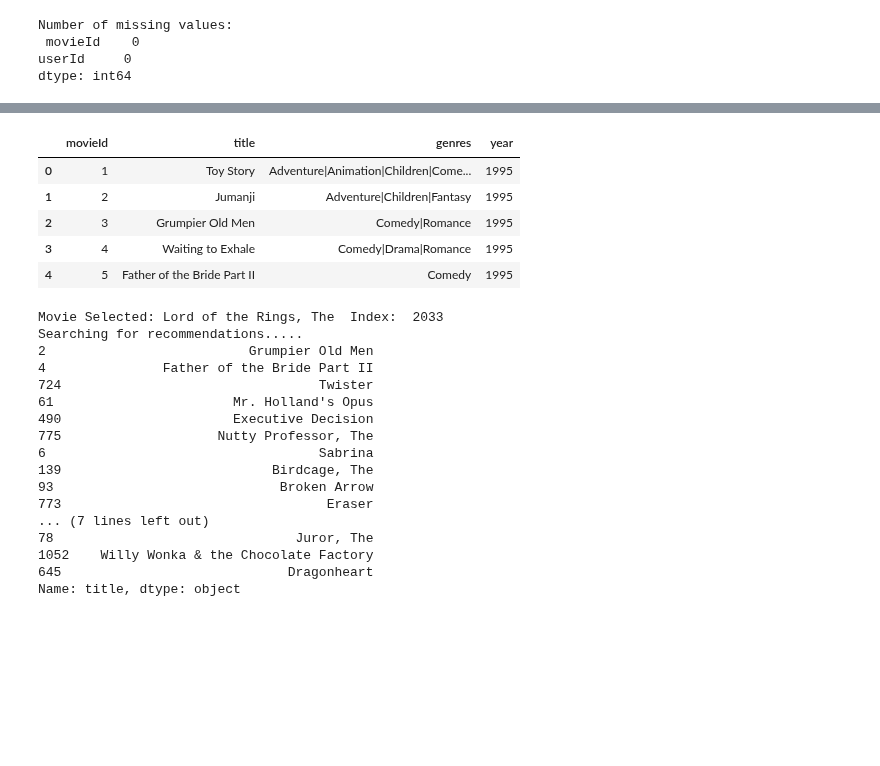
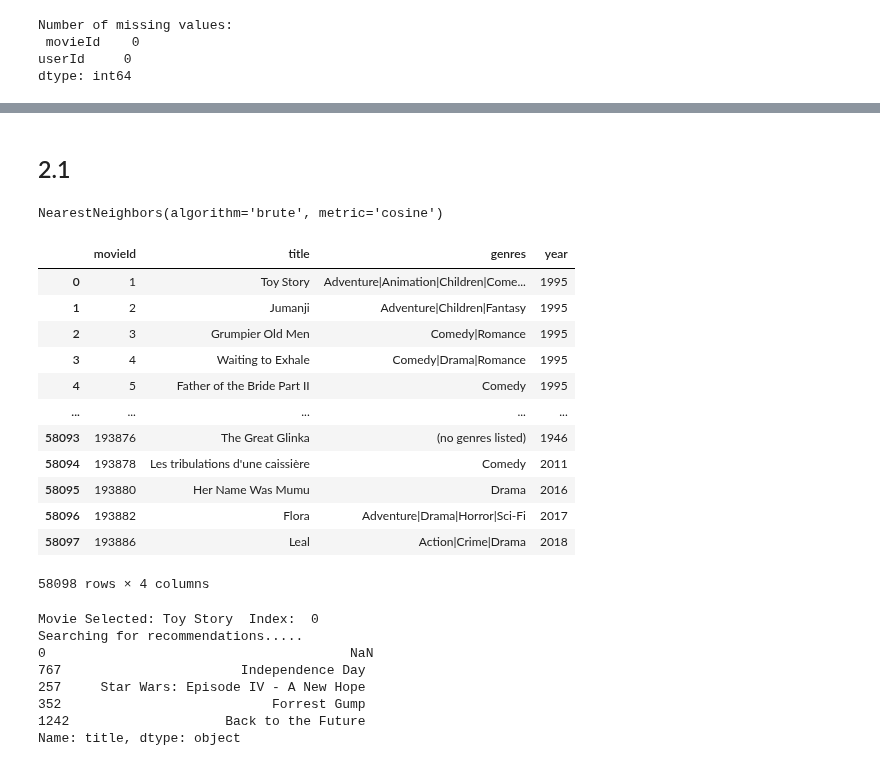
Before and after one commit to SCGlass/Machine-learning, a Jupyter notebook: Labb/Q1-movie-lens-big.ipynb, the cells around one changed output, grey strips where cells are left out. Drawn from its saved outputs; the diff is of its cells as text; code cells hidden in the pictures; blank space fills up the shorter version.

```diff
--- a/Labb/Q1-movie-lens-big.ipynb
+++ b/Labb/Q1-movie-lens-big.ipynb
@@ -437,0 +393,2 @@ NearestNeighbors(algorithm='brute', metric='cosine', n_neighbors=20)
+# %% [markdown]
+## 2.1
@@ -438,13 +398,26 @@ NearestNeighbors(algorithm='brute', metric='cosine', n_neighbors=20)
+# %%
+# Fitting the model to the dataframe
+model_knn.fit(mat_movies_users)
+# %% [output]
+NearestNeighbors(algorithm='brute', metric='cosine')
 # %%
-df_movies.head()
+df_movies
 # %% [output]
 |  | movieId | title | genres | year |
 | 0 | 1 | Toy Story | Adventure|Animation|Children|Come... | 1995 |
 | 1 | 2 | Jumanji | Adventure|Children|Fantasy | 1995 |
 | 2 | 3 | Grumpier Old Men | Comedy|Romance | 1995 |
 | 3 | 4 | Waiting to Exhale | Comedy|Drama|Romance | 1995 |
 | 4 | 5 | Father of the Bride Part II | Comedy | 1995 |
+| ... | ... | ... | ... | ... |
+| 58093 | 193876 | The Great Glinka | (no genres listed) | 1946 |
+| 58094 | 193878 | Les tribulations d'une caissière | Comedy | 2011 |
+| 58095 | 193880 | Her Name Was Mumu | Drama | 2016 |
+| 58096 | 193882 | Flora | Adventure|Drama|Horror|Sci-Fi | 2017 |
+| 58097 | 193886 | Leal | Action|Crime|Drama | 2018 |
+58098 rows × 4 columns
 # %%
+# This is the code from the code along that is uses to create a movie recommendation
 def recommender(movie_name, data, model, n_recommendations) :
     idx = process.extractOne(movie_name, df_movies["title"])[2]
     print("Movie Selected:" ,df_movies["title"][idx], "Index: ",idx )
@@ -453,22 +426,13 @@ def recommender(movie_name, data, model, n_recommendations) :
     for i in indices:
         print(df_movies["title"][i].where(i!=idx))
 
-recommender("Lord of the rings", mat_movies_users, model_knn,20)
+recommender("Toy story", mat_movies_users, model_knn,5)
 # %% [output]
-Movie Selected: Lord of the Rings, The  Index:  2033
+Movie Selected: Toy Story  Index:  0
 Searching for recommendations.....
-2                          Grumpier Old Men
-4               Father of the Bride Part II
-724                                 Twister
-61                       Mr. Holland's Opus
-490                      Executive Decision
-775                    Nutty Professor, The
-6                                   Sabrina
-139                           Birdcage, The
-93                             Broken Arrow
-773                                  Eraser
-... (7 lines left out)
-78                               Juror, The
-1052    Willy Wonka & the Chocolate Factory
-645                             Dragonheart
+0                                       NaN
+767                       Independence Day
+257     Star Wars: Episode IV - A New Hope
+352                           Forrest Gump
+1242                    Back to the Future
 Name: title, dtype: object
```
Also changed, not shown: parts of 41 cells of this notebook, 1 other file.
